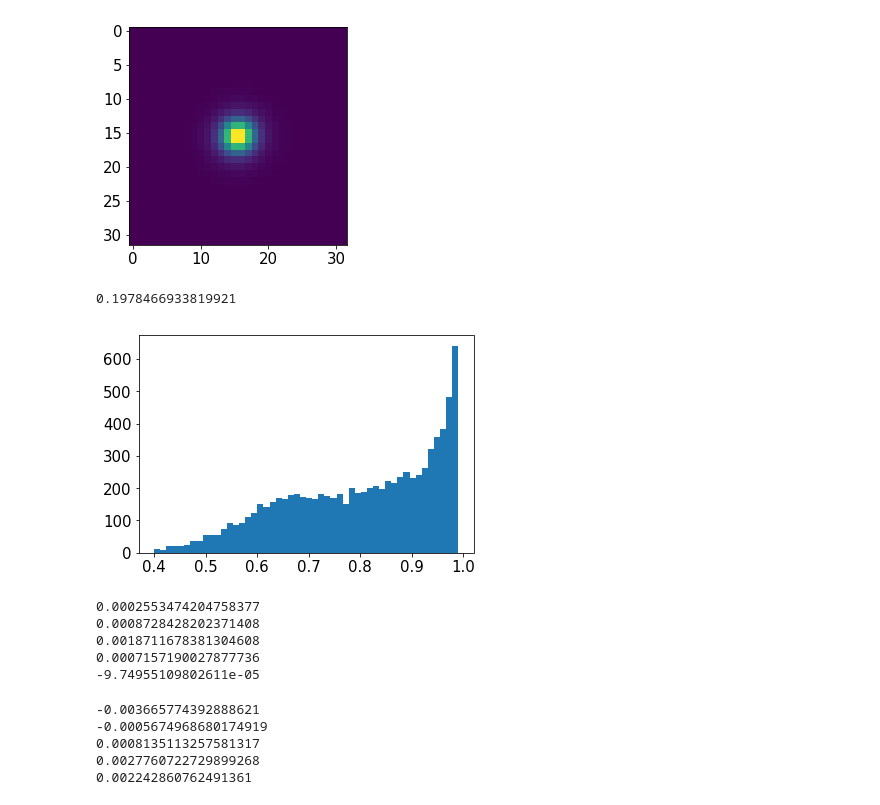
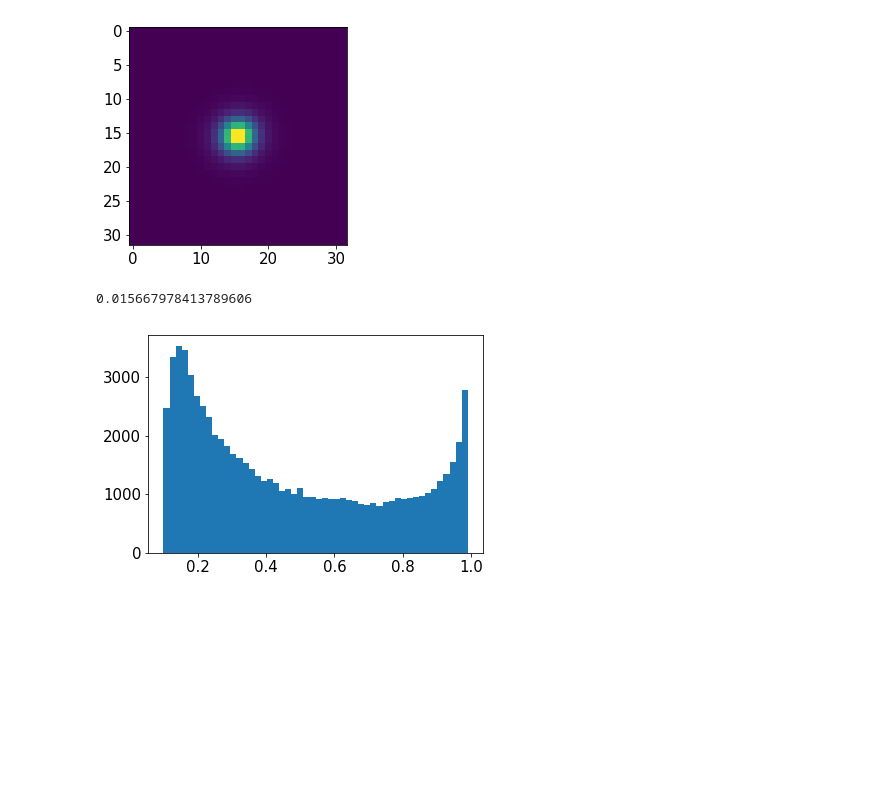
Before and after one commit to mr-superonion/FPFS, a Jupyter notebook: notebook/paper-FPFS2021/2-selBias.ipynb, the cells around one changed output. Cells and saved outputs as stored; diff of their text form; code cells hidden in the pictures; blank space fills up the shorter version.

```diff
--- a/notebook/paper-FPFS2021/2-selBias.ipynb
+++ b/notebook/paper-FPFS2021/2-selBias.ipynb
@@ -53,49 +58,28 @@ psfImg  =   psfInt.drawImage(nx=64,ny=64,scale=scale)
 psfData =   psfImg.array[beg:end,beg:end]
 plt.imshow(psfData)
 fpTask=fpfsBase.fpfsTask(psfData,beta=beta)
-# read galaxy image
-galImgAll1=pyfits.getdata('galaxy_basic_psf%d/image-0-g1-2222.fits' %(psfFWHM*100))
-galImgAll2=pyfits.getdata('galaxy_basic_psf%d/image-0-g1-0000.fits' %(psfFWHM*100))
 # %% [output]
 [figure]
-# %%
-C=100
-
-elli1=measure(galImgAll1,C)
-elli2=measure(galImgAll2,C)
-
-plt.hist(elli1['fpfs_s0'],bins=50,range=(0.4,0.99))
-print(elli1['fpfs_s0'].min())
-# %% [output]
-0.1978466933819921
-[figure, removed]
-# %%
-gest=[]
-slowList=np.linspace(0.4,0.8,5)
-
-for slow in slowList:
-    g1p=main(elli1,slow,1.1)
-    g1m=main(elli2,slow,1.1)
-    gest.append(g1m-g1p)
-    gc.collect
-    print(np.average(gest)/0.04-1)
-# %% [output]
-0.0002553474204758377
-0.0008728428202371408
-0.0018711678381304608
-0.0007157190027877736
--9.74955109802611e-05
-# %%
-slowList=np.linspace(0.6,1.0,5)
-for shigh in slowList:
-    g1p=main(elli1,0.,shigh)
-    g1m=main(elli2,0.,shigh)
-    gest.append(g1m-g1p)
-    gc.collect
-    print(np.average(gest)/0.04-1)
-# %% [output]
--0.003665774392888621
--0.0005674968680174919
-0.0008135113257581317
-0.0027760722729899268
-0.002242860762491361
+# %%
+C=1000.
+import numpy.lib.recfunctions as rfn
+
+elli1=[]
+elli2=[]
+for ifield in range(8):
+    # read galaxy image
+    galImgAll1=pyfits.getdata('galaxy_basic_psf%d/image-%d-g1-2222.fits' %(psfFWHM*100,ifield))
+    galImgAll2=pyfits.getdata('galaxy_basic_psf%d/image-%d-g1-0000.fits' %(psfFWHM*100,ifield))
+    elli1U=measure(galImgAll1,C)
+    elli2U=measure(galImgAll2,C)
+    elli1.append(elli1U)
+    elli2.append(elli2U)
+    del elli1U,elli2U,galImgAll1,galImgAll2
+    gc.collect()
+elli1=rfn.stack_arrays(elli1,usemask=False)
+elli2=rfn.stack_arrays(elli2,usemask=False)
+plt.hist(elli1['fpfs_s0'],bins=50,range=(0.1,0.99))
+print(elli1['fpfs_s0'].min())
+# %% [output]
+0.015667978413789606
+[figure, added]
```
Also changed, not shown: parts of 5 cells of this notebook.
